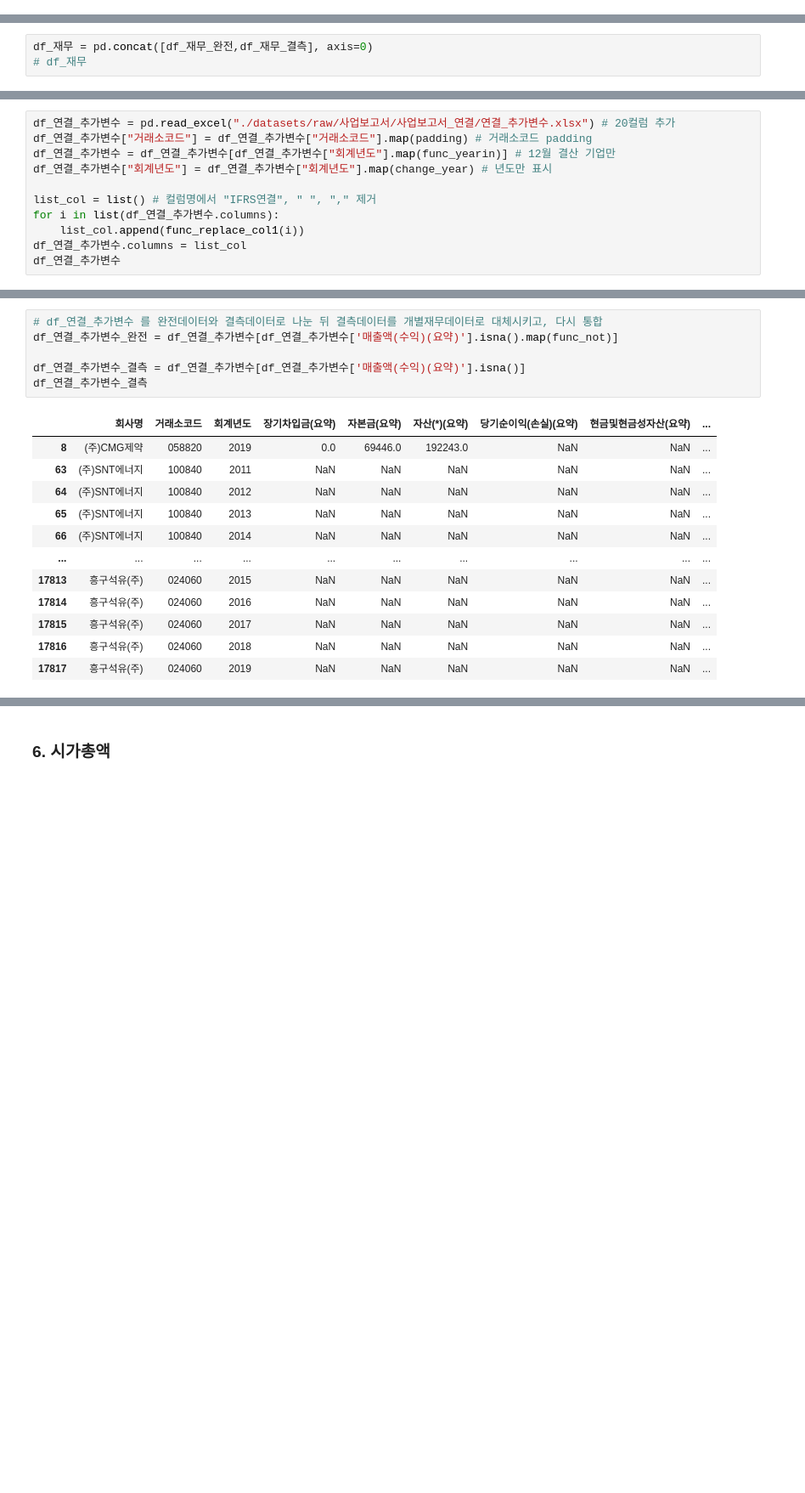
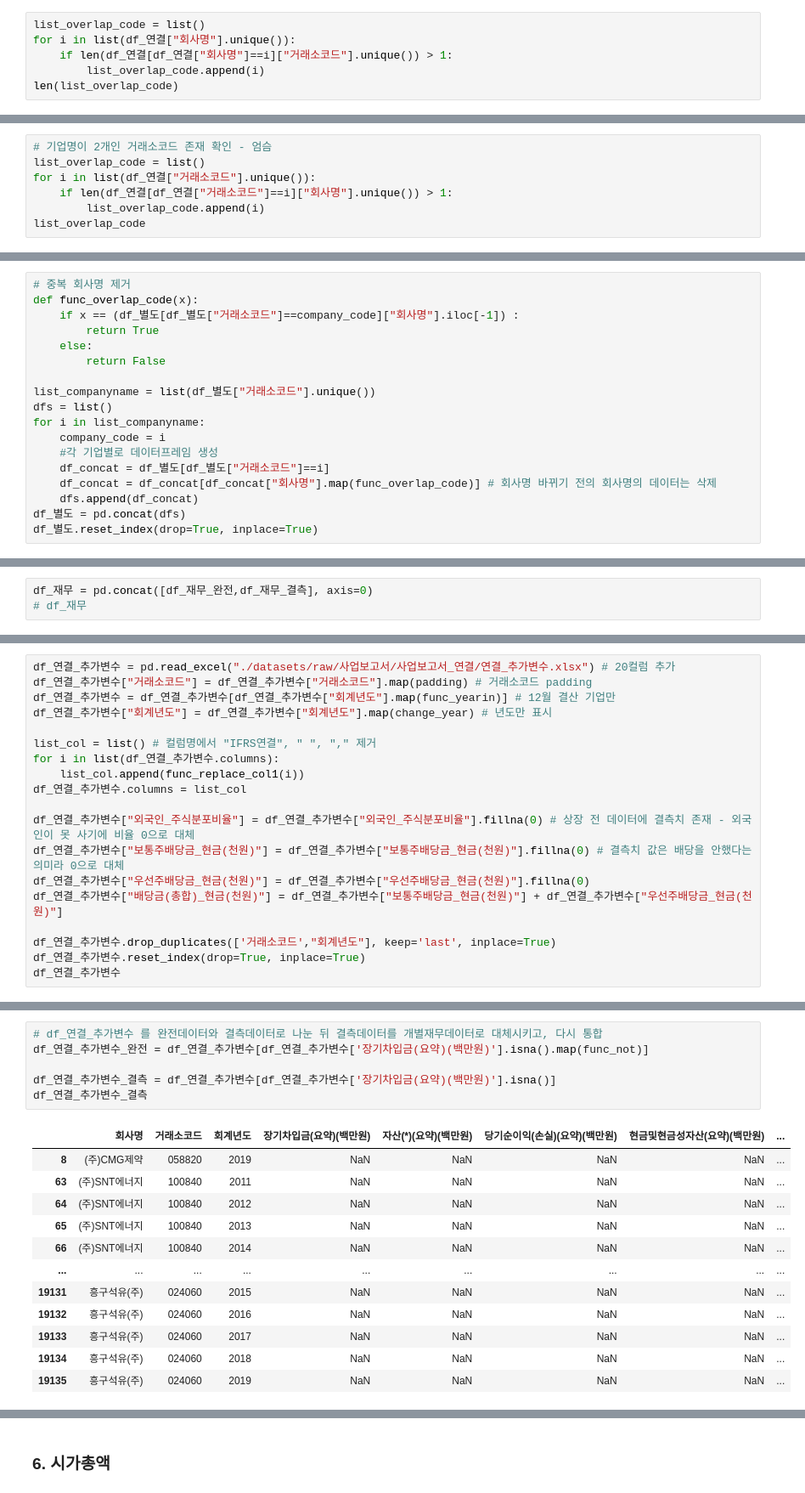
Before and after one commit to Jyassmin/UBION-PROJECT2, a Jupyter notebook: 1.preprocessing.ipynb, the cells around one changed output, grey strips where cells are left out. Shown: that part at 85% size. Drawn from its saved outputs; the diff is of its cells as text; blank space fills up the shorter version.

```diff
--- a/1.preprocessing.ipynb
+++ b/1.preprocessing.ipynb
@@ -287,0 +285,6 @@ df_연결[df_연결["이자보상배율(이자비용)"]==0][["회사명", "거
+# %%
+list_overlap_code = list()
+for i in list(df_연결["회사명"].unique()):
+    if len(df_연결[df_연결["회사명"]==i]["거래소코드"].unique()) > 1:
+        list_overlap_code.append(i)
+len(list_overlap_code)
@@ -287,0 +335,7 @@ df_연결[df_연결["이자보상배율(이자비용)"]==0][["회사명", "거
+# %%
+# 기업명이 2개인 거래소코드 존재 확인 - 엄슴
+list_overlap_code = list()
+for i in list(df_연결["거래소코드"].unique()):
+    if len(df_연결[df_연결["거래소코드"]==i]["회사명"].unique()) > 1:
+        list_overlap_code.append(i)
+list_overlap_code
@@ -326,0 +447,18 @@ df_별도.shape
+# %%
+# 중복 회사명 제거
+def func_overlap_code(x):
+    if x == (df_별도[df_별도["거래소코드"]==company_code]["회사명"].iloc[-1]) :
+        return True
+    else:
+        return False
+
+list_companyname = list(df_별도["거래소코드"].unique())
+dfs = list()
+for i in list_companyname:
+    company_code = i
+    #각 기업별로 데이터프레임 생성
+    df_concat = df_별도[df_별도["거래소코드"]==i]
+    df_concat = df_concat[df_concat["회사명"].map(func_overlap_code)] # 회사명 바뀌기 전의 회사명의 데이터는 삭제
+    dfs.append(df_concat)
+df_별도 = pd.concat(dfs)
+df_별도.reset_index(drop=True, inplace=True)
@@ -416,5 +583,13 @@ list_col = list() # 컬럼명에서 "IFRS연결", " ", "," 제거
 for i in list(df_연결_추가변수.columns):
     list_col.append(func_replace_col1(i))
 df_연결_추가변수.columns = list_col
+
+df_연결_추가변수["외국인_주식분포비율"] = df_연결_추가변수["외국인_주식분포비율"].fillna(0) # 상장 전 데이터에 결측치 존재 - 외국인이 못 사기에 비율 0으로 대체
+df_연결_추가변수["보통주배당금_현금(천원)"] = df_연결_추가변수["보통주배당금_현금(천원)"].fillna(0) # 결측치 값은 배당을 안했다는 의미라 0으로 대체
+df_연결_추가변수["우선주배당금_현금(천원)"] = df_연결_추가변수["우선주배당금_현금(천원)"].fillna(0)
+df_연결_추가변수["배당금(총합)_현금(천원)"] = df_연결_추가변수["보통주배당금_현금(천원)"] + df_연결_추가변수["우선주배당금_현금(천원)"]
+
+df_연결_추가변수.drop_duplicates(['거래소코드',"회계년도"], keep='last', inplace=True)
+df_연결_추가변수.reset_index(drop=True, inplace=True)
 df_연결_추가변수
 # %% [output]
@@ -505,19 +672,19 @@ df_별도_추가변수
 # %%
 # df_연결_추가변수 를 완전데이터와 결측데이터로 나눈 뒤 결측데이터를 개별재무데이터로 대체시키고, 다시 통합
-df_연결_추가변수_완전 = df_연결_추가변수[df_연결_추가변수['매출액(수익)(요약)'].isna().map(func_not)]
+df_연결_추가변수_완전 = df_연결_추가변수[df_연결_추가변수['장기차입금(요약)(백만원)'].isna().map(func_not)]
 
-df_연결_추가변수_결측 = df_연결_추가변수[df_연결_추가변수['매출액(수익)(요약)'].isna()]
+df_연결_추가변수_결측 = df_연결_추가변수[df_연결_추가변수['장기차입금(요약)(백만원)'].isna()]
 df_연결_추가변수_결측
 # %% [output]
-|  | 회사명 | 거래소코드 | 회계년도 | 장기차입금(요약) | 자본금(요약) | 자산(*)(요약) | 당기순이익(손실)(요약) | 현금및현금성자산(요약) | ... |
-| 8 | (주)CMG제약 | 058820 | 2019 | 0.0 | 69446.0 | 192243.0 | NaN | NaN | ... |
-| 63 | (주)SNT에너지 | 100840 | 2011 | NaN | NaN | NaN | NaN | NaN | ... |
-| 64 | (주)SNT에너지 | 100840 | 2012 | NaN | NaN | NaN | NaN | NaN | ... |
-| 65 | (주)SNT에너지 | 100840 | 2013 | NaN | NaN | NaN | NaN | NaN | ... |
-| 66 | (주)SNT에너지 | 100840 | 2014 | NaN | NaN | NaN | NaN | NaN | ... |
-| ... | ... | ... | ... | ... | ... | ... | ... | ... | ... |
-| 17813 | 흥구석유(주) | 024060 | 2015 | NaN | NaN | NaN | NaN | NaN | ... |
-| 17814 | 흥구석유(주) | 024060 | 2016 | NaN | NaN | NaN | NaN | NaN | ... |
-| 17815 | 흥구석유(주) | 024060 | 2017 | NaN | NaN | NaN | NaN | NaN | ... |
-| 17816 | 흥구석유(주) | 024060 | 2018 | NaN | NaN | NaN | NaN | NaN | ... |
-| 17817 | 흥구석유(주) | 024060 | 2019 | NaN | NaN | NaN | NaN | NaN | ... |
+|  | 회사명 | 거래소코드 | 회계년도 | 장기차입금(요약)(백만원) | 자산(*)(요약)(백만원) | 당기순이익(손실)(요약)(백만원) | 현금및현금성자산(요약)(백만원) | ... |
+| 8 | (주)CMG제약 | 058820 | 2019 | NaN | NaN | NaN | NaN | ... |
+| 63 | (주)SNT에너지 | 100840 | 2011 | NaN | NaN | NaN | NaN | ... |
+| 64 | (주)SNT에너지 | 100840 | 2012 | NaN | NaN | NaN | NaN | ... |
+| 65 | (주)SNT에너지 | 100840 | 2013 | NaN | NaN | NaN | NaN | ... |
+| 66 | (주)SNT에너지 | 100840 | 2014 | NaN | NaN | NaN | NaN | ... |
+| ... | ... | ... | ... | ... | ... | ... | ... | ... |
+| 19131 | 흥구석유(주) | 024060 | 2015 | NaN | NaN | NaN | NaN | ... |
+| 19132 | 흥구석유(주) | 024060 | 2016 | NaN | NaN | NaN | NaN | ... |
+| 19133 | 흥구석유(주) | 024060 | 2017 | NaN | NaN | NaN | NaN | ... |
+| 19134 | 흥구석유(주) | 024060 | 2018 | NaN | NaN | NaN | NaN | ... |
+| 19135 | 흥구석유(주) | 024060 | 2019 | NaN | NaN | NaN | NaN | ... |
```
Also changed, not shown: parts of 122 cells of this notebook, 24 other files.
